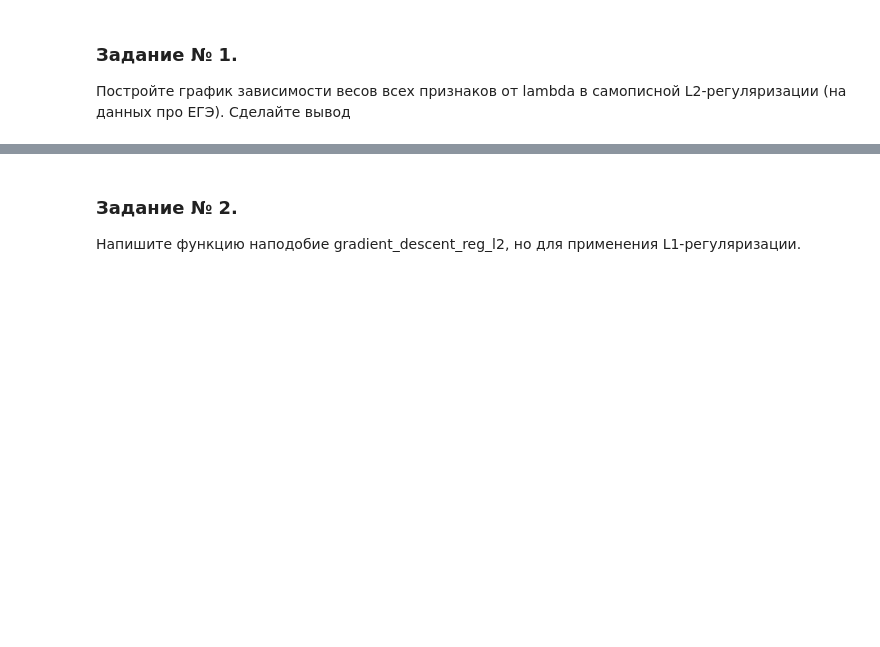
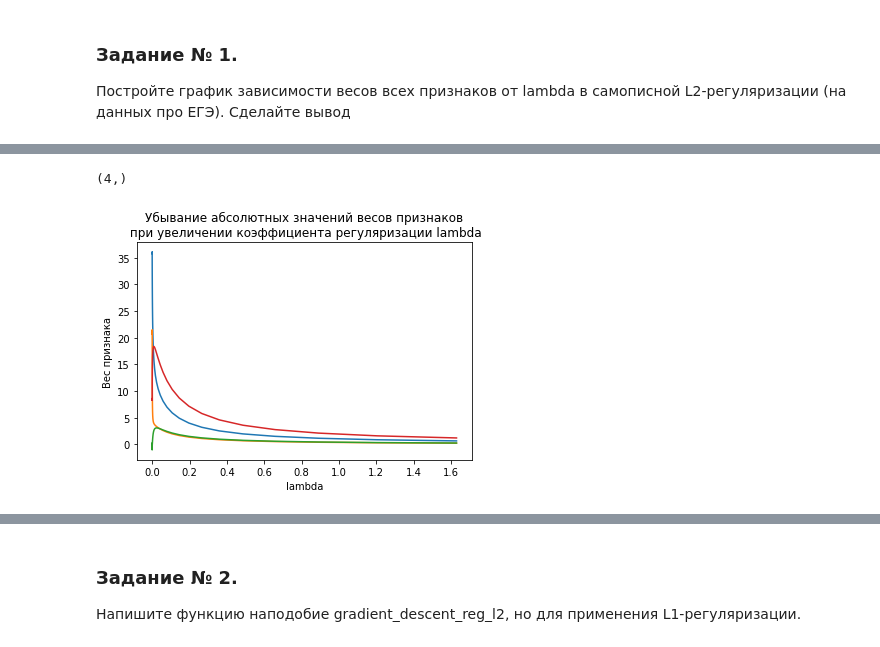
Before and after one commit to vinalyan/diff, a Jupyter notebook: GeekBrains/algorithms/web2/Lesson_2_extended.ipynb, the cells around one changed output, grey strips where cells are left out. Saved outputs shown, nothing was run; the diff lists cells and outputs as text; code cells hidden in the pictures; blank space fills up the shorter version.

```diff
--- a/GeekBrains/algorithms/web2/Lesson_2_extended.ipynb
+++ b/GeekBrains/algorithms/web2/Lesson_2_extended.ipynb
@@ -1104,0 +1103,10 @@ def gradient_descent_reg_l2(X, y, iterations, eta=1e-4, reg=1e-8, log = False):
+# %%
+n = 100
+
+coeffs = np.zeros((n, X.shape[1]), dtype = 'float128')
+errors = np.zeros((n,1), dtype = 'float128')
+
+lambda_list = np.logspace(-12, 1, n, dtype = 'float128')
+
+for i, val in enumerate(lambda_list):
+    coeffs[i, :], errors[i] = gradient_descent_reg_l2(X_norm, y, iterations=5000, eta=1e-2, reg=val)
@@ -1104,0 +1135,4 @@ def gradient_descent_reg_l2(X, y, iterations, eta=1e-4, reg=1e-8, log = False):
+# %%
+
+for i in range(n):
+    print(f'lambda {round(lambda_list[i], 8)}, W0={round(coeffs[i][0],4)} W1={round(coeffs[i][1],4)} W2={round(coeffs[i][2],4)} W3={round(coeffs[i][3],4)} , MSE {errors[i]}')
@@ -1104,0 +1157,13 @@ def gradient_descent_reg_l2(X, y, iterations, eta=1e-4, reg=1e-8, log = False):
+# %%
+coeffs[1].shape
+# %% [output]
+(4,)
+# %%
+for i in range(4):
+    plt.plot(lambda_list, coeffs[:, i])
+
+plt.title('Убывание абсолютных значений весов признаков\n при увеличении коэффициента регуляризации lambda')
+plt.xlabel('lambda')
+plt.ylabel('Вес признака');
+# %% [output]
+[figure, added]
```
Also changed, not shown: parts of 20 cells of this notebook.
